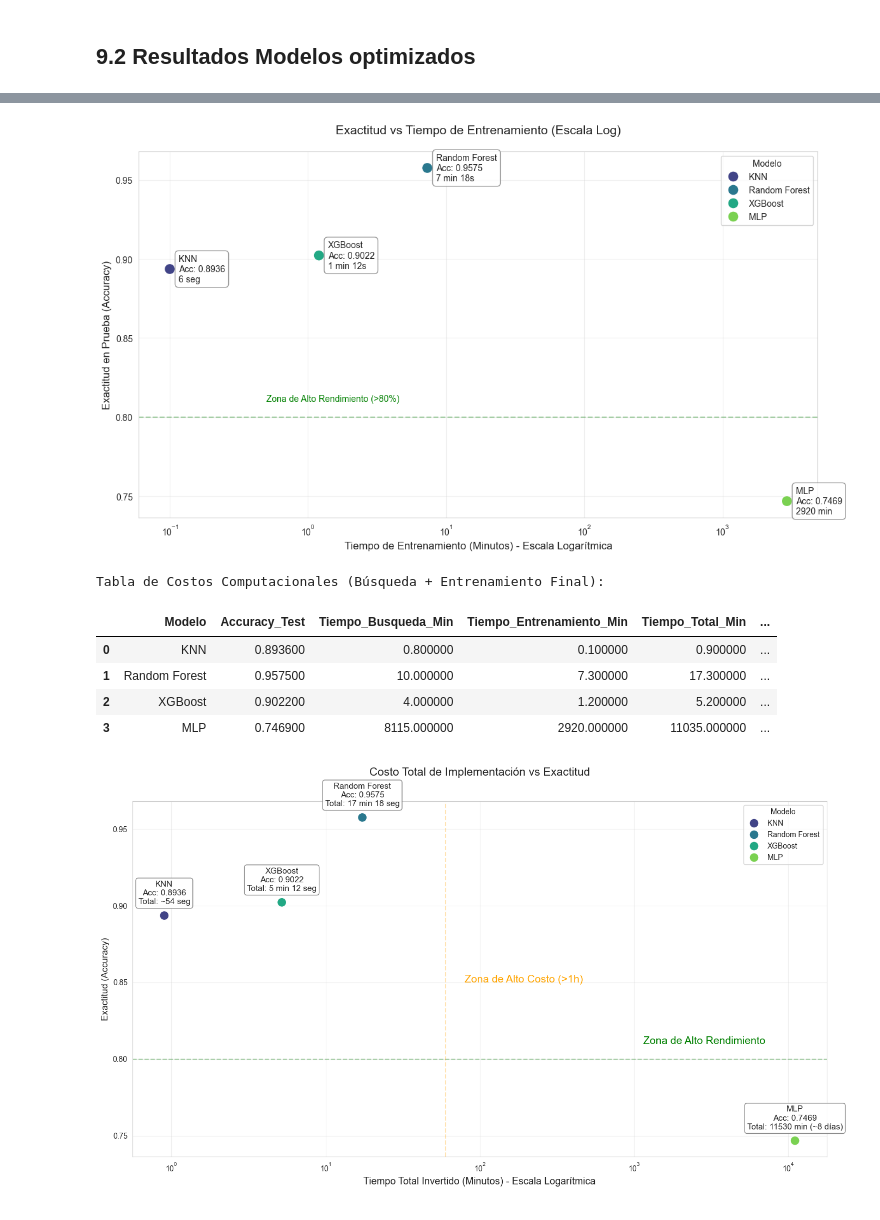
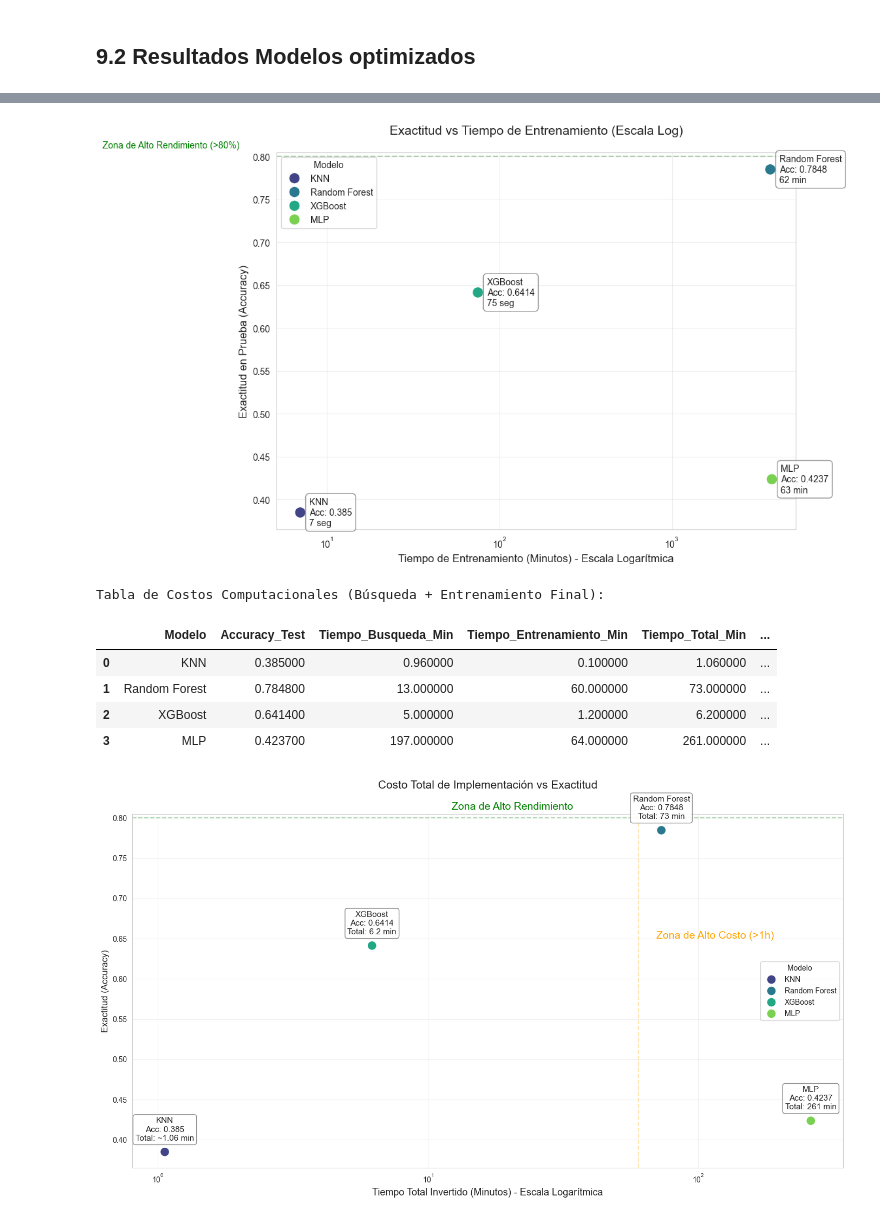
Before and after one commit to SeleneSV/disease-detection-multispectral-images, a Jupyter notebook: train_ml_frijol.ipynb, the cells around one changed output, grey strips where cells are left out. Cells and saved outputs as stored; diff of their text form; code cells hidden in the pictures.

```diff
--- a/train_ml_frijol.ipynb
+++ b/train_ml_frijol.ipynb
@@ -2518,10 +2499,10 @@ print(f"   Overfitting: {final_results_df.loc[best_model_idx, 'Overfitting']:.4f
 # Datos consolidados de las secciones anteriores y tiempos registrados
 performance_data = {
     'Modelo': ['KNN', 'Random Forest', 'XGBoost', 'MLP'],
-    'Accuracy_Test': [0.802169, 0.958991, 0.755720, 0.541923],
-    'Kappa_Score': [0.734465, 0.945001, 0.672030, 0.379501],
-    'Tiempo_Entrenamiento_Seg': [6, 256, 35, 139],
-    'Tiempo_Texto': ['6 seg', '256 seg', '35 seg', '139 seg']
+    'Accuracy_Test': [0.349917, 0.783706, 0.520065, 0.375362],
+    'Kappa_Score': [0.121077, 0.709703, 0.351187, 0.144067],
+    'Tiempo_Entrenamiento_Seg': [6, 346, 46, 3614],
+    'Tiempo_Texto': ['6 seg', '346 seg', '46 seg', '3614 seg']
 }
 
 df_perf = pd.DataFrame(performance_data)
@@ -2587,10 +2568,10 @@ plt.show()
 # Datos consolidados de las secciones anteriores y tiempos registrados
 performance_data = {
     'Modelo': ['KNN', 'Random Forest', 'XGBoost', 'MLP'],
-    'Accuracy_Test': [0.8936, 0.9575, 0.9022, 0.7469],
-    'Kappa_Score': [0.8573, 0.9430, 0.8688, 0.6613],
-    'Tiempo_Entrenamiento_Min': [0.1, 7.3, 1.2, 2920],
-    'Tiempo_Texto': ['6 seg', '7 min 18s', '1 min 12s', '2920 min']
+    'Accuracy_Test': [0.3850, 0.7848, 0.6414, 0.4237],
+    'Kappa_Score': [0.1670, 0.7111, 0.5169, 0.2229],
+    'Tiempo_Entrenamiento_Min': [7, 3720, 75, 3798],
+    'Tiempo_Texto': ['7 seg', '62 min', '75 seg', '63 min']
 }
 
 df_perf = pd.DataFrame(performance_data)
@@ -2646,20 +2627,20 @@ plt.text(0.5, 0.81, 'Zona de Alto Rendimiento (>80%)', color='green')
 plt.tight_layout()
 plt.show()
 # %% [output]
-[figure, old version]
+[figure, new version]
 # %%
 # Datos actualizados con tiempos de búsqueda y entrenamiento proporcionados
 optimization_data = {
     'Modelo': ['KNN', 'Random Forest', 'XGBoost', 'MLP'],
-    'Accuracy_Test': [0.8936, 0.9575, 0.9022, 0.7469],
-    'Tiempo_Busqueda_Min': [0.8, 10, 4, 8115],
-    'Tiempo_Entrenamiento_Min': [0.1, 7.3, 1.2, 2920],
+    'Accuracy_Test': [0.3850, 0.7848, 0.6414, 0.4237],
+    'Tiempo_Busqueda_Min': [0.96, 13, 5, 197],
+    'Tiempo_Entrenamiento_Min': [0.1, 60, 1.2, 64],
 }
 
 df_opt = pd.DataFrame(optimization_data)
 df_opt['Tiempo_Total_Min'] = df_opt['Tiempo_Busqueda_Min'] + df_opt['Tiempo_Entrenamiento_Min']
 df_opt['Tiempo_Total_Texto'] = [
-    '~54 seg', '17 min 18 seg', '5 min 12 seg', '11530 min (~8 días)'
+    '~1.06 min', '73 min', '6.2 min', '261 min'
 ]
 
 # Mostrar tabla detallada
@@ -2686,37 +2667,37 @@ sns.scatterplot(
 plt.xscale('log')
 
 # Etiquetas
 plt.title('Costo Total de Implementación vs Exactitud', fontsize=15, pad=34)
 plt.xlabel('Tiempo Total Invertido (Minutos) - Escala Logarítmica', fontsize=13)
 plt.ylabel('Exactitud (Accuracy)', fontsize=12)
 
 # Grilla más transparente
 plt.grid(alpha=0.3)
 
 # Anotaciones con letra más grande
 for i in range(df_opt.shape[0]):
     plt.annotate(
         f"{df_opt.Modelo[i]}\nAcc: {df_opt.Accuracy_Test[i]}\nTotal: {df_opt.Tiempo_Total_Texto[i]}",
         (df_opt.Tiempo_Total_Min[i], df_opt.Accuracy_Test[i]),
         xytext=(0, 15), textcoords='offset points', ha='center',
         fontsize=11,
         bbox=dict(boxstyle="round,pad=0.3", fc="white", ec="gray", alpha=0.9)
     )
 
 # Zona de eficiencia
 plt.axhline(y=0.8, color='green', linestyle='--', alpha=0.3)
 plt.axvline(x=60, color='orange', linestyle='--', alpha=0.3) # Línea de 1 hora
 # Posicionar etiquetas dentro del gráfico con letra más grande
-plt.text(plt.xlim()[1] * 0.4, 0.81, 'Zona de Alto Rendimiento', color='green', ha='right', fontsize=14)
-plt.text(80, 0.85, 'Zona de Alto Costo (>1h)', color='orange', ha='left', fontsize=14)
+plt.text(plt.xlim()[1] * 0.1, 0.81, 'Zona de Alto Rendimiento', color='green', ha='right', fontsize=14)
+plt.text(70, 0.65, 'Zona de Alto Costo (>1h)', color='orange', ha='left', fontsize=14)
 
 plt.tight_layout()
 plt.show()
 # %% [output]
 Tabla de Costos Computacionales (Búsqueda + Entrenamiento Final):
 |  | Modelo | Accuracy_Test | Tiempo_Busqueda_Min | Tiempo_Entrenamiento_Min | Tiempo_Total_Min | ... |
-| 0 | KNN | 0.893600 | 0.800000 | 0.100000 | 0.900000 | ... |
-| 1 | Random Forest | 0.957500 | 10.000000 | 7.300000 | 17.300000 | ... |
-| 2 | XGBoost | 0.902200 | 4.000000 | 1.200000 | 5.200000 | ... |
-| 3 | MLP | 0.746900 | 8115.000000 | 2920.000000 | 11035.000000 | ... |
+| 0 | KNN | 0.385000 | 0.960000 | 0.100000 | 1.060000 | ... |
+| 1 | Random Forest | 0.784800 | 13.000000 | 60.000000 | 73.000000 | ... |
+| 2 | XGBoost | 0.641400 | 5.000000 | 1.200000 | 6.200000 | ... |
+| 3 | MLP | 0.423700 | 197.000000 | 64.000000 | 261.000000 | ... |
-[figure, old version]
+[figure, new version]
```
Also changed, not shown: parts of 88 cells of this notebook.
